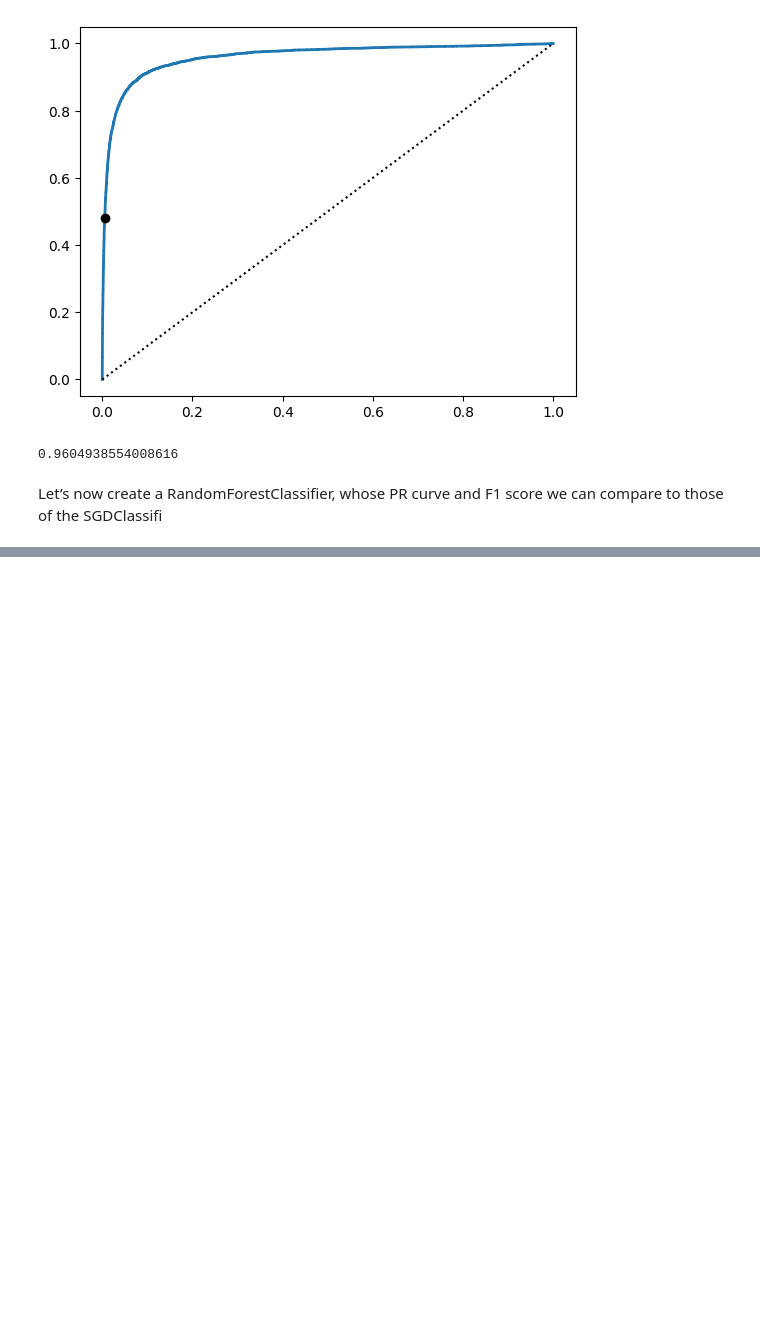
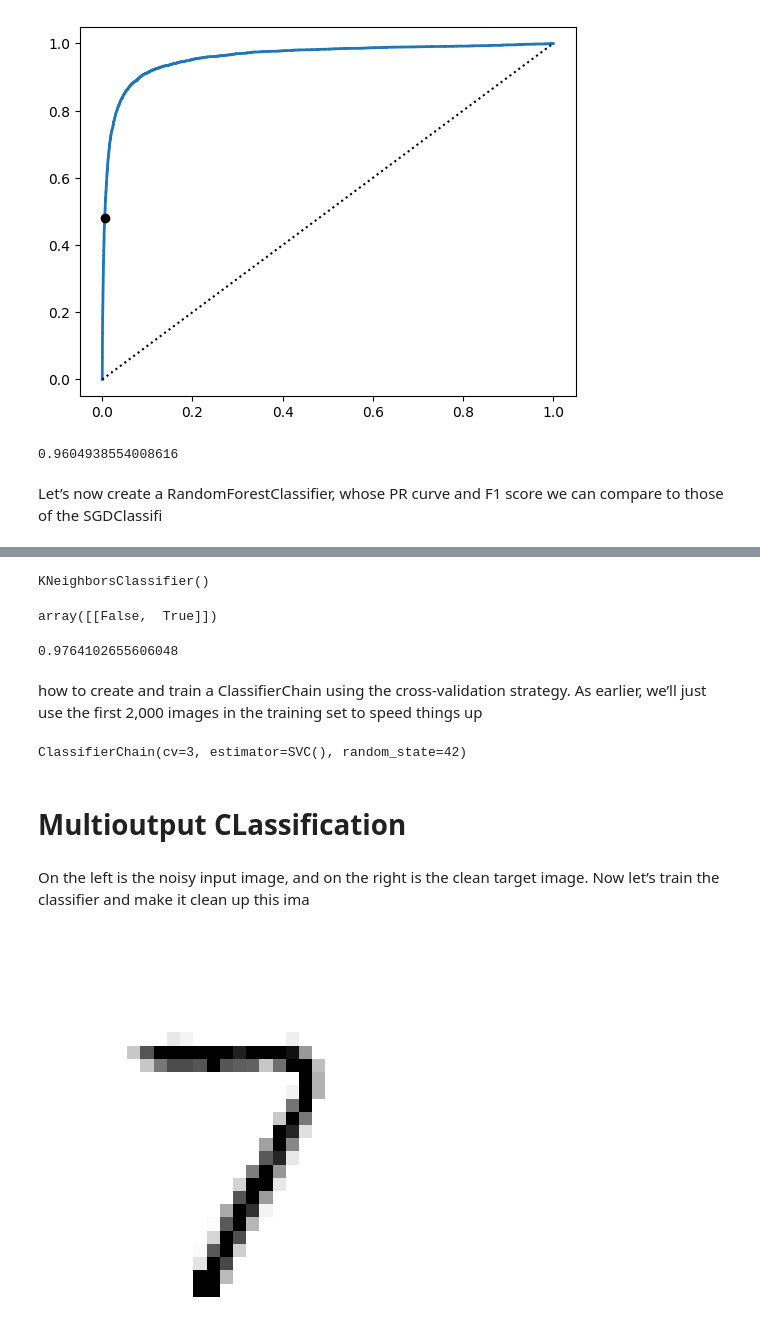
Before and after one commit to kshitijkatore/Learn_Along_Agentic-AI, a Jupyter notebook: 03_HandsOn_MachineLearning/Chapter_03/chapter_03.ipynb, the cells around one changed output, grey strips where cells are left out. Cells and saved outputs as stored; diff of their text form; code cells hidden in the pictures; blank space fills up the shorter version.

```diff
--- a/03_HandsOn_MachineLearning/Chapter_03/chapter_03.ipynb
+++ b/03_HandsOn_MachineLearning/Chapter_03/chapter_03.ipynb
@@ -273,0 +408,53 @@ forest_clf =RandomForestClassifier(random_state=42)
+# %%
+import numpy as np
+from sklearn.neighbors import KNeighborsClassifier
+
+y_train_large = (y_train >= '7')
+y_train_odd = (y_train.astype('int8') % 2==1)
+y_multilabel =np.c_[y_train_large, y_train_odd]
+
+knn_clf =KNeighborsClassifier()
+knn_clf.fit(X_train, y_multilabel)
+# %% [output]
+KNeighborsClassifier()
+# %%
+knn_clf.predict([some_digit])
+# %% [output]
+array([[False,  True]])
+# %%
+
+y_train_knn_pred =cross_val_predict(knn_clf, X_train,y_multilabel,cv=3)
+f1_score(y_multilabel, y_train_knn_pred, average='macro')
+# %% [output]
+0.9764102655606048
+# %% [markdown]
+how to create and train a ClassifierChain using the cross-validation strategy. As
+earlier, we’ll just use the first 2,000 images in the training set to speed things up
+# %%
+from sklearn.multioutput import ClassifierChain
+
+chain_clf=ClassifierChain(SVC(), cv=3, random_state=42)
+chain_clf.fit(X_train[:2000], y_multilabel[:2000])
+# %% [output]
+ClassifierChain(cv=3, estimator=SVC(), random_state=42)
+# %% [markdown]
+# Multioutput CLassification
+# %%
+rng =np.random.default_rng(seed=42)
+noise_train =rng.integers(0, 100, (len(X_train), 784))
+X_train_mod =X_train + noise_train
+noise_test =rng.integers(0, 100, (len(X_test), 784))
+X_test_mod =X_test + noise_test
+y_train_mod =X_train
+y_test_mod =X_test
+# %% [markdown]
+On the left is the noisy input image, and on the right is the clean target image. Now
+let’s train the classifier and make it clean up this ima
+# %%
+knn_clf =KNeighborsClassifier()
+knn_clf.fit(X_train_mod,y_train_mod)
+clean_digit =knn_clf.predict([X_test_mod[0]])
+plot_digit(clean_digit)
+plt.show()
+# %% [output]
+[figure, added]
```
Also changed, not shown: parts of 26 cells of this notebook.
